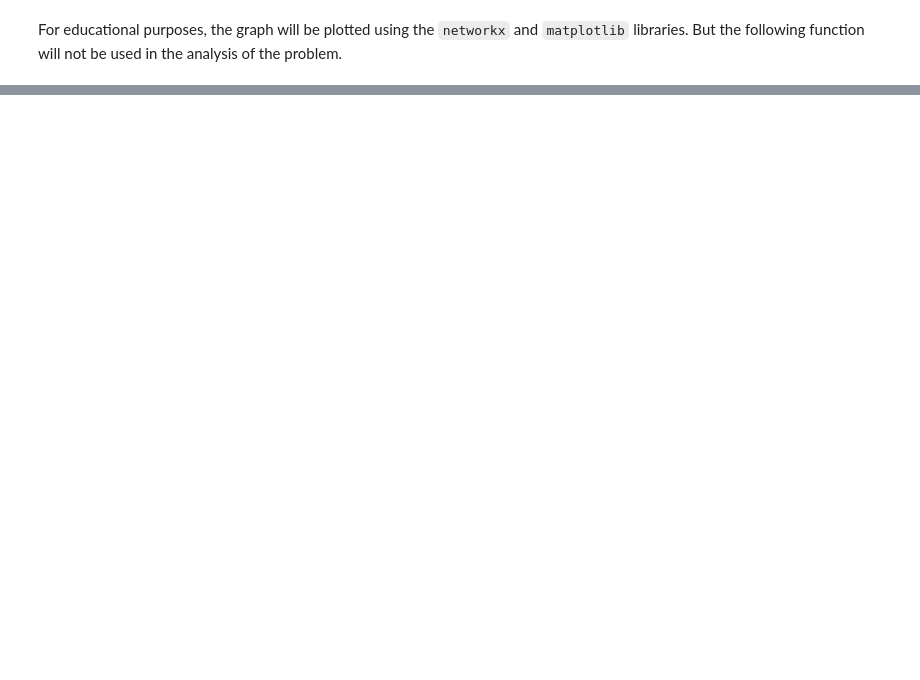
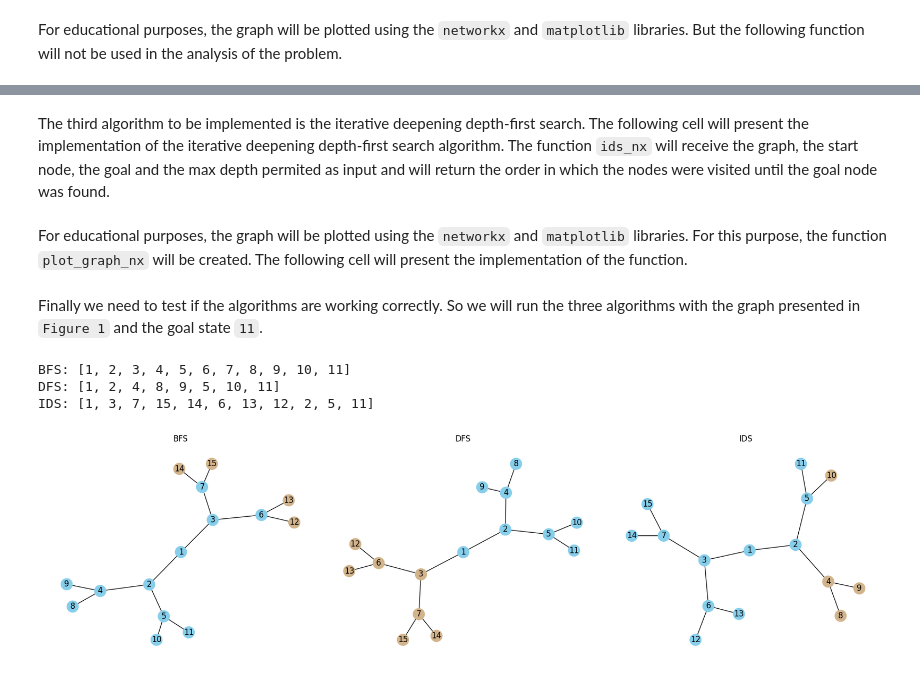
Before and after one commit to WashingtonYandun/UninformedSearch, a Jupyter notebook: problem_1.ipynb, the cells around one changed output, grey strips where cells are left out. Cells and saved outputs as stored; diff of their text form; code cells hidden in the pictures; blank space fills up the shorter version.

```diff
--- a/problem_1.ipynb
+++ b/problem_1.ipynb
@@ -297,0 +353,2 @@ As mentioned before, the search algorithms that will be used are:
+# %% [markdown]
+The third algorithm to be implemented is the iterative deepening depth-first search. The following cell will present the implementation of the iterative deepening depth-first search algorithm. The function `ids_nx` will receive the graph, the start node, the goal and the max depth permited as input and will return the order in which the nodes were visited until the goal node was found.
@@ -297,0 +394,2 @@ As mentioned before, the search algorithms that will be used are:
+# %% [markdown]
+For educational purposes, the graph will be plotted using the `networkx` and `matplotlib` libraries. For this purpose, the function `plot_graph_nx` will be created. The following cell will present the implementation of the function.
@@ -297,0 +439,27 @@ As mentioned before, the search algorithms that will be used are:
+# %% [markdown]
+Finally we need to test if the algorithms are working correctly. So we will run the three algorithms with the graph presented in `Figure 1` and the goal state `11`.
+# %%
+def main_nx() -> None:
+    """Main function to execute graph searches and visualize results."""
+    G = create_graph_nx()
+    start_node = 1
+    goal_node = 11
+    max_depth = 5
+
+    bfs_visited = bfs_nx(G, start_node, goal_node)
+    dfs_visited = dfs_nx(G, start_node, goal_node)
+    ids_visited = ids_nx(G, start_node, goal_node, max_depth) or []
+
+    print(f"BFS: {bfs_visited}")
+    print(f"DFS: {dfs_visited}")
+    print(f"IDS: {ids_visited}")
+
+    plot_graph_nx(G, bfs_visited, dfs_visited, ids_visited)
+
+# Execute the main function
+main_nx()
+# %% [output]
+BFS: [1, 2, 3, 4, 5, 6, 7, 8, 9, 10, 11]
+DFS: [1, 2, 4, 8, 9, 5, 10, 11]
+IDS: [1, 3, 7, 15, 14, 6, 13, 12, 2, 5, 11]
+[figure, added]
```
Also changed, not shown: parts of 22 cells of this notebook.
